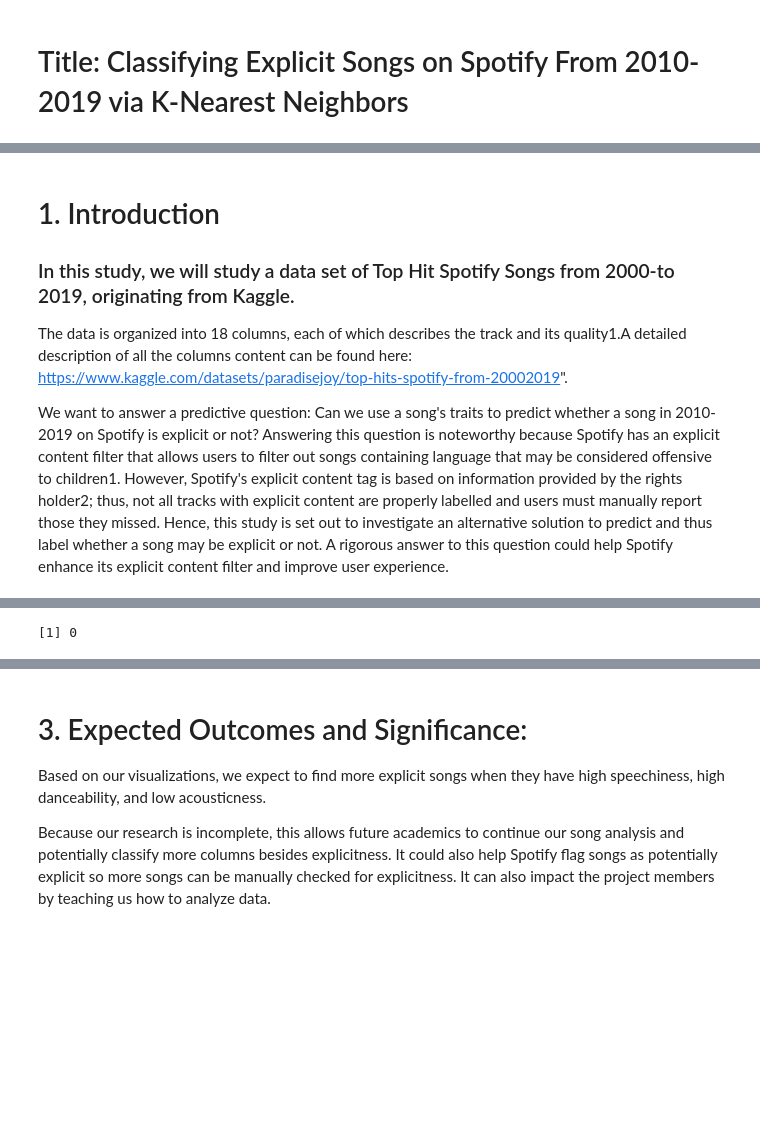
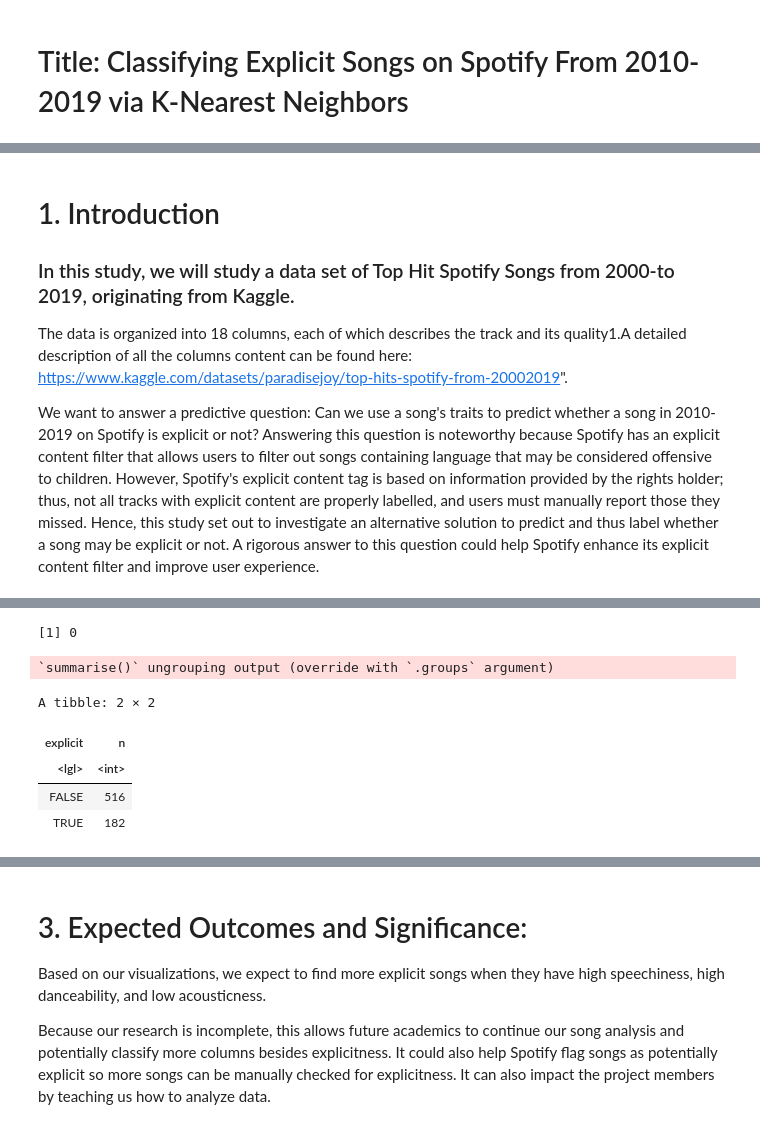
Before and after one commit to SugarLucas/dsci_100_project, a Jupyter notebook: Top_hits.ipynb, the cells around one changed output, grey strips where cells are left out. Drawn from its saved outputs; the diff is of its cells as text; code cells hidden in the pictures; blank space fills up the shorter version.

```diff
--- a/Top_hits.ipynb
+++ b/Top_hits.ipynb
@@ -10,7 +28,7 @@ library(tidymodels)
 ### In this study, we will study a data set of Top Hit Spotify Songs from 2000-to 2019, originating from Kaggle.
 The data is organized into 18 columns, each of which describes the track and its quality1.A detailed description of all the columns content can be found here: https://www.kaggle.com/datasets/paradisejoy/top-hits-spotify-from-20002019".
 
-We want to answer a predictive question: Can we use a song's traits to predict whether a song in 2010-2019 on Spotify is explicit or not? Answering this question is noteworthy because Spotify has an explicit content filter that allows users to filter out songs containing language that may be considered offensive to children1. However, Spotify's explicit content tag is based on information provided by the rights holder2; thus, not all tracks with explicit content are properly labelled and users must manually report those they missed. Hence, this study is set out to investigate an alternative solution to predict and thus label whether a song may be explicit or not. A rigorous answer to this question could help Spotify enhance its explicit content filter and improve user experience.
+We want to answer a predictive question: Can we use a song's traits to predict whether a song in 2010-2019 on Spotify is explicit or not? Answering this question is noteworthy because Spotify has an explicit content filter that allows users to filter out songs containing language that may be considered offensive to children. However, Spotify's explicit content tag is based on information provided by the rights holder; thus, not all tracks with explicit content are properly labelled, and users must manually report those they missed. Hence, this study set out to investigate an alternative solution to predict and thus label whether a song may be explicit or not. A rigorous answer to this question could help Spotify enhance its explicit content filter and improve user experience.
 # %%
 # read + clean + wrangle data ----------------------------------------------------
 single_genre <- c('country', 'latin', 'Dance/Electronic', 'Folk/Acoustic',
@@ -60,8 +78,21 @@ A spec_tbl_df: 698 × 19
 # %%
 # count the row of missing data to see if we need to tidy our data, and the result is zero.
 sum(anyNA(song))
+
+# count how many explicit vs non-explict are present to see if we need to balance the data prior training to avoid bias,
+# and the result is that this data is imbalance, and will need to be balanced prior training.
+n_explicit <- song %>%
+    group_by(explicit) %>%
+    summarize(n = n())
+n_explicit
 # %% [output]
 [1] 0
+`summarise()` ungrouping output (override with `.groups` argument)
+A tibble: 2 × 2
+| explicit | n |
+| <lgl> | <int> |
+| FALSE | 516 |
+| TRUE | 182 |
 # %%
 # split data to Training + Testing Data ---------------------------------------------
 song_split <- initial_split(song, prop = 0.75, strata = explicit)
```
Also changed, not shown: parts of 11 cells of this notebook.
